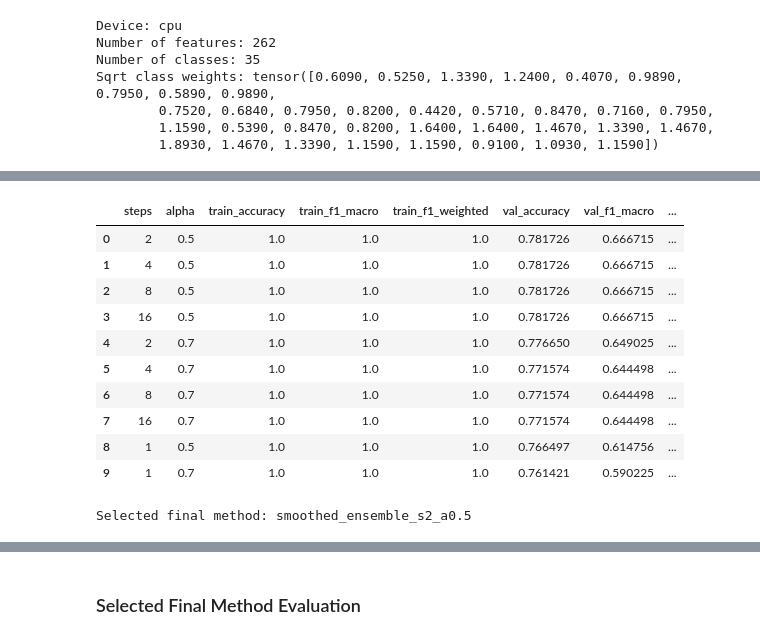
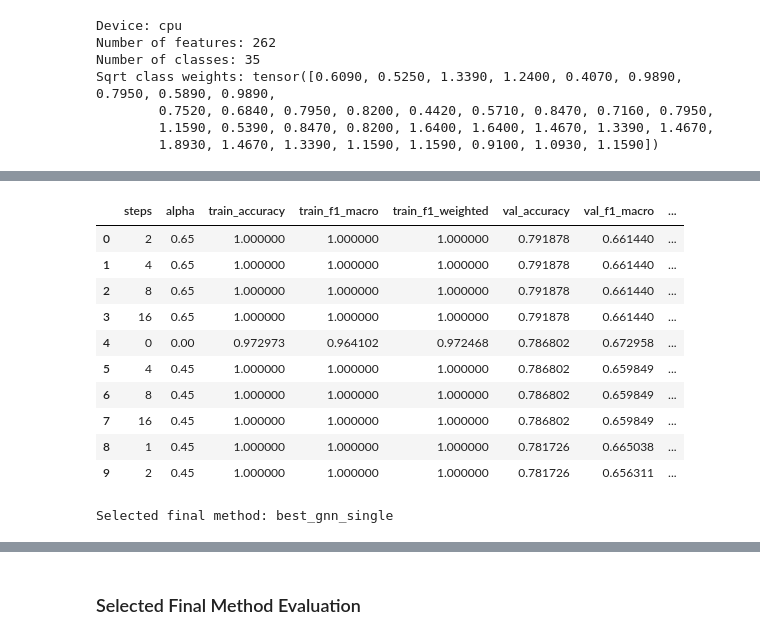
Before and after one commit to vladmysko123/IW1.-Graph-ML, a Jupyter notebook: main.ipynb, the cells around one changed output, grey strips where cells are left out. Saved outputs shown, nothing was run; the diff lists cells and outputs as text; code cells hidden in the pictures.

```diff
--- a/main.ipynb
+++ b/main.ipynb
@@ -826,7 +766,6 @@ def train_model(
     epochs=180,
     patience=35,
     seed=42,
-    **kwargs,
 ):
     torch.manual_seed(seed)
     if torch.cuda.is_available():
@@ -843,9 +782,6 @@ def train_model(
         num_layers=num_layers,
         use_batch_norm=use_batch_norm,
         residual=residual,
-        appnp_k=kwargs.get("appnp_k", 10),
-        appnp_alpha=kwargs.get("appnp_alpha", 0.1),
-        sgc_k=kwargs.get("sgc_k", 2),
     ).to(device)
 
     optimizer = torch.optim.Adam(
@@ -1075,5 +1324,5 @@ Name: 0, dtype: object
 # %%
-ensemble_candidates = results_df.head(min(6, len(results_df)))
+ensemble_candidates = results_df.head(min(12, len(results_df)))
 ensemble_logit_list = []
 for _, row in ensemble_candidates.iterrows():
     ensemble_logit_list.append(trained_runs[int(row["run_id"])]["logits"])
@@ -1083,14 +1332,17 @@ ensemble_predictions = ensemble_probabilities.argmax(dim=1)
 ensemble_scores = evaluate_predictions(ensemble_predictions, data)
 
 smoothing_trials = []
-for steps in [1, 2, 4, 8, 16]:
-    for alpha in [0.5, 0.7, 0.85, 0.95]:
-        smoothed_probabilities = smooth_probabilities(
-            ensemble_probabilities,
-            steps=steps,
-            alpha=alpha,
-            clamp_train=True,
-        )
+for steps in [0, 1, 2, 4, 8, 16]:
+    for alpha in ([0.0] if steps == 0 else [0.45, 0.65, 0.8, 0.9, 0.97]):
+        if steps == 0:
+            smoothed_probabilities = ensemble_probabilities
+        else:
+            smoothed_probabilities = smooth_probabilities(
+                ensemble_probabilities,
+                steps=steps,
+                alpha=alpha,
+                clamp_train=True,
+            )
         smoothed_predictions = smoothed_probabilities.argmax(dim=1)
         scores = evaluate_predictions(smoothed_predictions, data)
         smoothing_trials.append(
@@ -1118,10 +1370,13 @@ best_smoothing = max(
     key=lambda row: (row["val_accuracy"], row["val_f1_macro"], row["test_accuracy"]),
 )
 
+best_baseline = baseline_runs[int(baseline_results_df.iloc[0]["run_id"])]
+
 candidate_score_rows = [
-    {"method": "best_single", **{k: v for k, v in best_run.items() if k.endswith("accuracy") or k.endswith("f1_macro") or k.endswith("f1_weighted")}},
-    {"method": "ensemble_top_val", **ensemble_scores},
-    {"method": f"smoothed_ensemble_s{best_smoothing['steps']}_a{best_smoothing['alpha']}", **{k: v for k, v in best_smoothing.items() if k.endswith("accuracy") or k.endswith("f1_macro") or k.endswith("f1_weighted")}},
+    {"method": "best_gnn_single", **{k: v for k, v in best_run.items() if k.endswith("accuracy") or k.endswith("f1_macro") or k.endswith("f1_weighted")}},
+    {"method": "gnn_ensemble_top_val", **ensemble_scores},
+    {"method": f"smoothed_gnn_ensemble_s{best_smoothing['steps']}_a{best_smoothing['alpha']}", **{k: v for k, v in best_smoothing.items() if k.endswith("accuracy") or k.endswith("f1_macro") or k.endswith("f1_weighted")}},
+    {"method": f"baseline_{best_baseline['method']}", **{k: v for k, v in best_baseline.items() if k.endswith("accuracy") or k.endswith("f1_macro") or k.endswith("f1_weighted")}},
 ]
 comparison_df = pd.DataFrame(candidate_score_rows).sort_values(
     by=["val_accuracy", "val_f1_macro", "test_accuracy"],
@@ -1131,16 +1386,23 @@ comparison_df = pd.DataFrame(candidate_score_rows).sort_values(
 display(comparison_df)
 display(smoothing_results_df.head(10))
 
-if comparison_df.iloc[0]["method"] == "best_single":
+selected_method = comparison_df.iloc[0]["method"]
+if selected_method == "best_gnn_single":
     final_predictions = best_run["predictions"]
     final_probabilities = torch.softmax(best_run["logits"], dim=1)
+elif selected_method == "gnn_ensemble_top_val":
+    final_predictions = ensemble_predictions
+    final_probabilities = ensemble_probabilities
+elif selected_method.startswith("smoothed_gnn_ensemble"):
+    final_predictions = best_smoothing["predictions"]
+    final_probabilities = best_smoothing["probabilities"]
 else:
-    final_predictions = best_smoothing["predictions"] if comparison_df.iloc[0]["method"].startswith("smoothed") else ensemble_predictions
-    final_probabilities = best_smoothing["probabilities"] if comparison_df.iloc[0]["method"].startswith("smoothed") else ensemble_probabilities
+    final_predictions = best_baseline["predictions"]
+    final_probabilities = None
 
 best_run["predictions"] = final_predictions
 best_run["final_probabilities"] = final_probabilities
-best_run["final_method"] = comparison_df.iloc[0]["method"]
+best_run["final_method"] = selected_method
 
 print("Selected final method:", best_run["final_method"])
 # %% [output]
@@ -1151,13 +1414,13 @@ print("Selected final method:", best_run["final_method"])
 |  | steps | alpha | train_accuracy | train_f1_macro | train_f1_weighted | val_accuracy | val_f1_macro | ... |
-| 0 | 2 | 0.5 | 1.0 | 1.0 | 1.0 | 0.781726 | 0.666715 | ... |
-| 1 | 4 | 0.5 | 1.0 | 1.0 | 1.0 | 0.781726 | 0.666715 | ... |
-| 2 | 8 | 0.5 | 1.0 | 1.0 | 1.0 | 0.781726 | 0.666715 | ... |
-| 3 | 16 | 0.5 | 1.0 | 1.0 | 1.0 | 0.781726 | 0.666715 | ... |
-| 4 | 2 | 0.7 | 1.0 | 1.0 | 1.0 | 0.776650 | 0.649025 | ... |
-| 5 | 4 | 0.7 | 1.0 | 1.0 | 1.0 | 0.771574 | 0.644498 | ... |
-| 6 | 8 | 0.7 | 1.0 | 1.0 | 1.0 | 0.771574 | 0.644498 | ... |
-| 7 | 16 | 0.7 | 1.0 | 1.0 | 1.0 | 0.771574 | 0.644498 | ... |
-| 8 | 1 | 0.5 | 1.0 | 1.0 | 1.0 | 0.766497 | 0.614756 | ... |
-| 9 | 1 | 0.7 | 1.0 | 1.0 | 1.0 | 0.761421 | 0.590225 | ... |
+| 0 | 2 | 0.65 | 1.000000 | 1.000000 | 1.000000 | 0.791878 | 0.661440 | ... |
+| 1 | 4 | 0.65 | 1.000000 | 1.000000 | 1.000000 | 0.791878 | 0.661440 | ... |
+| 2 | 8 | 0.65 | 1.000000 | 1.000000 | 1.000000 | 0.791878 | 0.661440 | ... |
+| 3 | 16 | 0.65 | 1.000000 | 1.000000 | 1.000000 | 0.791878 | 0.661440 | ... |
+| 4 | 0 | 0.00 | 0.972973 | 0.964102 | 0.972468 | 0.786802 | 0.672958 | ... |
+| 5 | 4 | 0.45 | 1.000000 | 1.000000 | 1.000000 | 0.786802 | 0.659849 | ... |
+| 6 | 8 | 0.45 | 1.000000 | 1.000000 | 1.000000 | 0.786802 | 0.659849 | ... |
+| 7 | 16 | 0.45 | 1.000000 | 1.000000 | 1.000000 | 0.786802 | 0.659849 | ... |
+| 8 | 1 | 0.45 | 1.000000 | 1.000000 | 1.000000 | 0.781726 | 0.665038 | ... |
+| 9 | 2 | 0.45 | 1.000000 | 1.000000 | 1.000000 | 0.781726 | 0.656311 | ... |
-Selected final method: smoothed_ensemble_s2_a0.5
+Selected final method: best_gnn_single
 # %%
```
Also changed, not shown: parts of 15 cells of this notebook.
